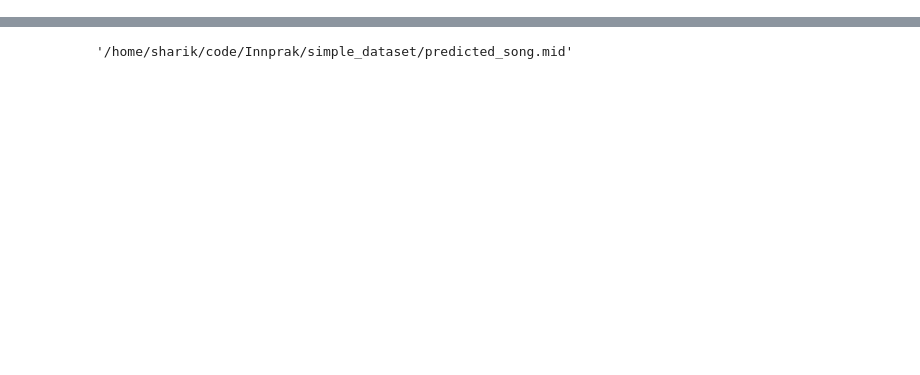
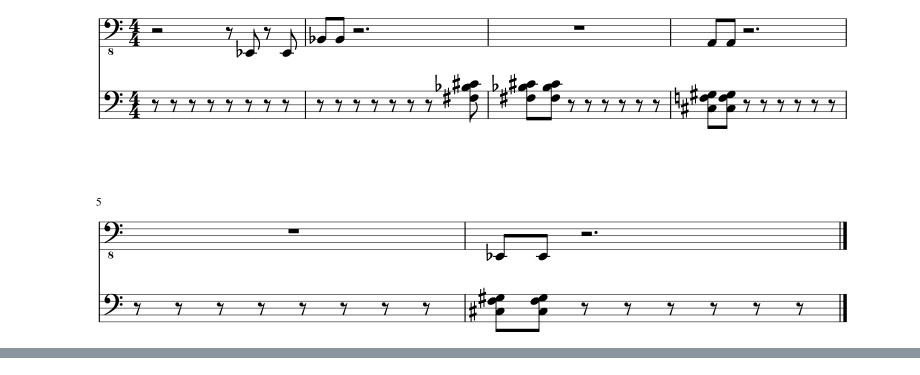
Before and after one commit to Wiki-fan/accompaniator, a Jupyter notebook: ml/simple_dataset_forest2.ipynb, the cells around one changed output, grey strips where cells are left out. Cells and saved outputs as stored; diff of their text form; code cells hidden in the pictures; blank space fills up the shorter version.

Commit message:
Predicting with forest

```diff
--- a/ml/simple_dataset_forest2.ipynb
+++ b/ml/simple_dataset_forest2.ipynb
@@ -54,8 +37,7 @@ X_train, X_test, y_train, y_test = train_test_split(X, y)
 # %%
-from sklearn.ensemble import RandomForestClassifier
+from sklearn.ensemble import RandomForestClassifier, BaggingClassifier
 from sklearn.metrics import accuracy_score
 from nottingham_test import custom_scorers
 from sklearn.metrics import make_scorer
 
-clf = RandomForestClassifier(n_estimators=20)
-clf.fit(X_train, y_train)
+pred.fit( RandomForestClassifier(n_estimators=20), X_train, y_train)
@@ -157,8 +68,10 @@ predicted_song = predict_song(corpus.songs[0])
+# %%
+predicted_song = pred.predict_song(song)
+# %%
+predicted_song.get_music21_repr().show()
+# %% [output]
+[figure, added]
 # %%
 predicted_song.get_music21_repr().show('midi')
 # %% [output]
 [interactive output not drawn]
-# %%
-predicted_song.get_music21_repr().write('midi', fp='../simple_dataset/predicted_song.mid')
-# %% [output]
-'/home/sharik/code/Innprak/simple_dataset/predicted_song.mid'
```
Also changed, not shown: parts of 28 cells of this notebook, 3 other files.
